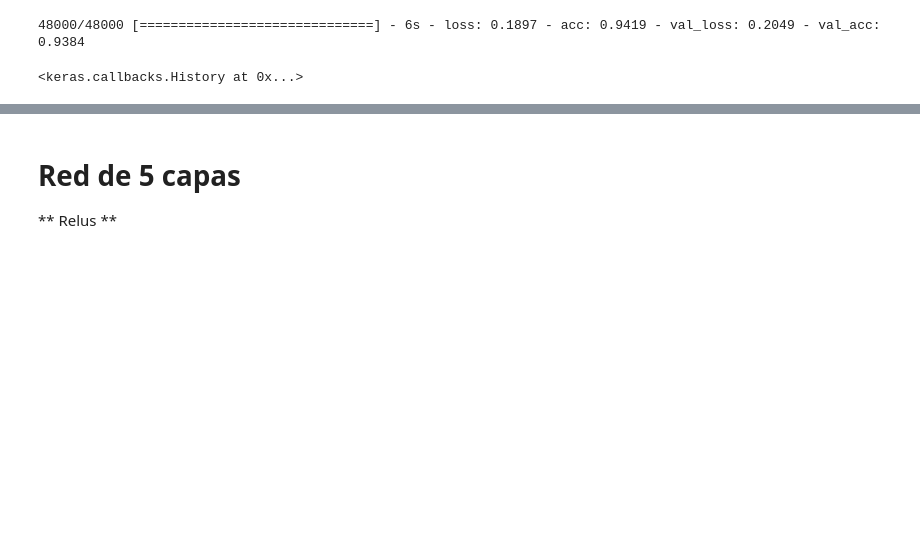
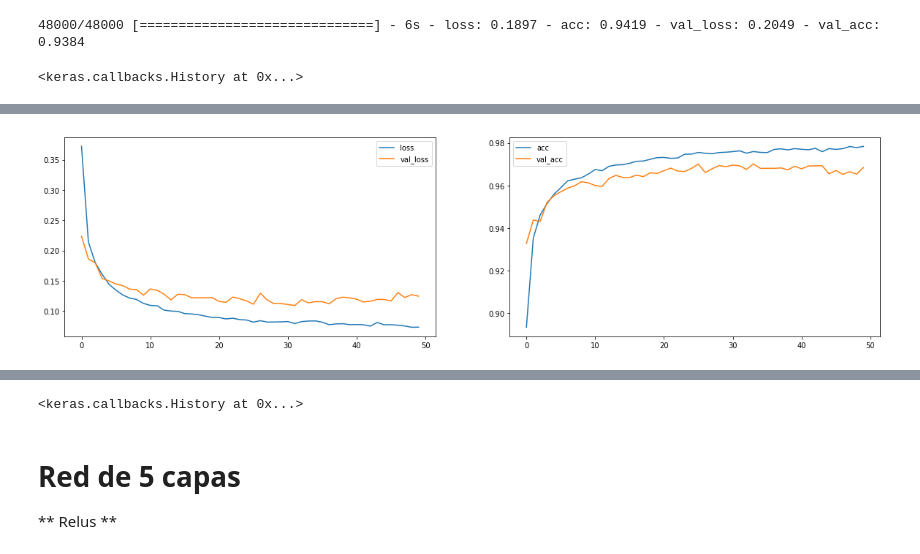
Before and after one commit to gebasilio/MNIST-MLP-CNN, a Jupyter notebook: MNIST.ipynb, the cells around one changed output, grey strips where cells are left out. Saved outputs shown, nothing was run; the diff lists cells and outputs as text; code cells hidden in the pictures; blank space fills up the shorter version.

```diff
--- a/MNIST.ipynb
+++ b/MNIST.ipynb
@@ -320 +333,13 @@ def two_layer_model_2(lr=01):
     return model
+# %%
+plot_losses = PlotLosses(plot_interval=1, evaluate_interval=None, x_val=x_val, y_val_categorical=y_val_categorical)
+model_two_layers_rms_relu = two_layer_model_rms() # lr=0.000001,
+model_two_layers_rms_relu.fit(x_train,
+          y_train_categorical ,
+          epochs=50, batch_size=100,
+          #verbose=1,
+          validation_data=(x_test, y_test_categorical),
+          callbacks=[plot_losses],
+         )
+# %% [output]
+[figure, added]
@@ -321,3 +347,4 @@ def two_layer_model_2(lr=01):
+<keras.callbacks.History at 0x...>
 # %% [markdown]
 # Red de 5 capas
 ** Relus **
```
Also changed, not shown: parts of 9 cells of this notebook.
